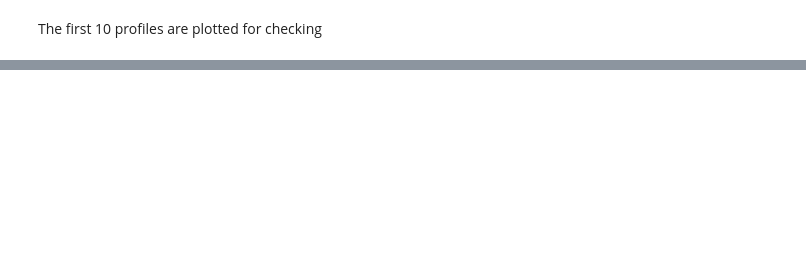
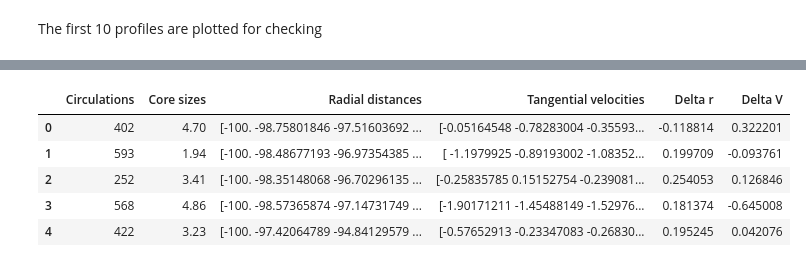
Before and after one commit to YanRob/Wake-Vortex, a Jupyter notebook: Analysis of Single Aircraft Wake Vortices.ipynb, the cells around one changed output, grey strips where cells are left out. Cells and saved outputs as stored; diff of their text form; code cells hidden in the pictures; blank space fills up the shorter version.

```diff
--- a/Analysis of Single Aircraft Wake Vortices.ipynb
+++ b/Analysis of Single Aircraft Wake Vortices.ipynb
@@ -765,0 +784,3 @@ plt.show()
+# %%
+filename = './data/vortex_profiles.csv'
+profiles_df.to_csv('./data/vortex_profiles.csv', index=False)
@@ -765,0 +789,2 @@ plt.show()
+# %%
+df = pd.read_csv(filename)
@@ -765,0 +807,9 @@ plt.show()
+# %%
+df.head()
+# %% [output]
+|  | Circulations | Core sizes | Radial distances | Tangential velocities | Delta r | Delta V |
+| 0 | 402 | 4.70 | [-100. -98.75801846 -97.51603692 ... | [-0.05164548 -0.78283004 -0.35593... | -0.118814 | 0.322201 |
+| 1 | 593 | 1.94 | [-100. -98.48677193 -96.97354385 ... | [ -1.1979925 -0.89193002 -1.08352... | 0.199709 | -0.093761 |
+| 2 | 252 | 3.41 | [-100. -98.35148068 -96.70296135 ... | [-0.25835785 0.15152754 -0.239081... | 0.254053 | 0.126846 |
+| 3 | 568 | 4.86 | [-100. -98.57365874 -97.14731749 ... | [-1.90171211 -1.45488149 -1.52976... | 0.181374 | -0.645008 |
+| 4 | 422 | 3.23 | [-100. -97.42064789 -94.84129579 ... | [-0.57652913 -0.23347083 -0.26830... | 0.195245 | 0.042076 |
```
Also changed, not shown: parts of 26 cells of this notebook, 7 other files.
